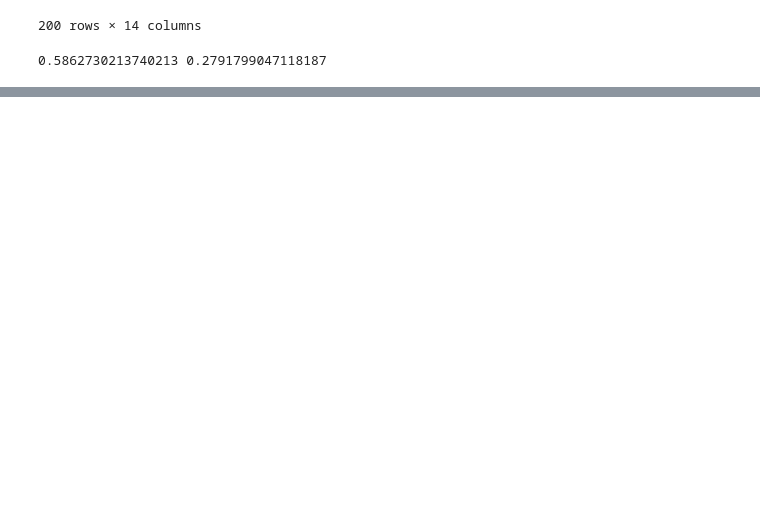
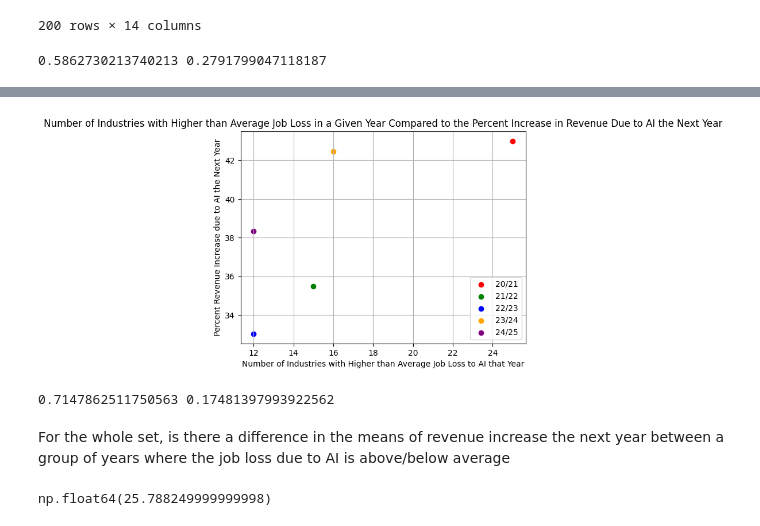
Before and after one commit to jigar-shroff/AiOnDigitalMediaResearch, a Jupyter notebook: AIOnDigitalMediaResearch.ipynb, the cells around one changed output, grey strips where cells are left out. Cells and saved outputs as stored; diff of their text form; code cells hidden in the pictures; blank space fills up the shorter version.

```diff
--- a/AIOnDigitalMediaResearch.ipynb
+++ b/AIOnDigitalMediaResearch.ipynb
@@ -1084,0 +1111,8 @@ print(t2, p2)
+# %%
+years = newAIFrame.groupby("Year")
+y2020 = years.get_group(2020)
+y2021 = years.get_group(2021)
+y2022 = years.get_group(2022)
+y2023 = years.get_group(2023)
+y2024 = years.get_group(2024)
+y2025 = years.get_group(2025)
@@ -1084,0 +1142,31 @@ print(t2, p2)
+# %%
+numHigherThanAvg20 = y2020[y2020["Higher than Average Job Loss for that Year"]].shape[0]
+numHigherThanAvg21 = y2021[y2021["Higher than Average Job Loss for that Year"]].shape[0]
+numHigherThanAvg22 = y2022[y2022["Higher than Average Job Loss for that Year"]].shape[0]
+numHigherThanAvg23 = y2023[y2023["Higher than Average Job Loss for that Year"]].shape[0]
+numHigherThanAvg24 = y2024[y2024["Higher than Average Job Loss for that Year"]].shape[0]
+
+higherThanAvgByYear = {"20-21": numHigherThanAvg20, "21-22": numHigherThanAvg21, "22-23": numHigherThanAvg22, "23-24": numHigherThanAvg23, "24-25": numHigherThanAvg24}
+# %%
+avgRevInc21 = y2021["Revenue Increase Due to AI"].mean()
+avgRevInc22 = y2022["Revenue Increase Due to AI"].mean()
+avgRevInc23 = y2023["Revenue Increase Due to AI"].mean()
+avgRevInc24 = y2024["Revenue Increase Due to AI"].mean()
+avgRevInc25 = y2025["Revenue Increase Due to AI"].mean()
+
+avgRevIncByYear = {"20/21": avgRevInc21, "21/22": avgRevInc22, "22/23": avgRevInc23, "23/24": avgRevInc24, "24/25": avgRevInc25}
+# %%
+c = ["red", "green", "blue", "orange", "purple"]
+for r in range(len(higherThanAvgByYear)):
+  plt.scatter(list(higherThanAvgByYear.values())[r], list(avgRevIncByYear.values())[r], c = c[r], label = list(avgRevIncByYear.keys())[r])
+
+plt.xlabel("Number of Industries with Higher than Average Job Loss to AI that Year")
+plt.ylabel("Percent Revenue Increase due to AI the Next Year")
+plt.title("Number of Industries with Higher than Average Job Loss in a Given Year Compared to the Percent Increase in Revenue Due to AI the Next Year")
+
+plt.legend(loc = "lower right")
+
+plt.grid()
+plt.show()
+# %% [output]
+[figure, added]
@@ -1084,0 +1175,11 @@ print(t2, p2)
+# %%
+print(res.statistic, res.pvalue)
+# %% [output]
+0.7147862511750563 0.17481397993922562
+# %% [markdown]
+For the whole set, is there a difference in the means of revenue increase the next year between a group of years where the job loss due to AI is above/below average
+# %%
+totAvgJobLoss = newAIFrame["Job Loss Due to AI"].mean()
+totAvgJobLoss
+# %% [output]
+np.float64(25.788249999999998)
```
Also changed, not shown: parts of 10 cells of this notebook.
